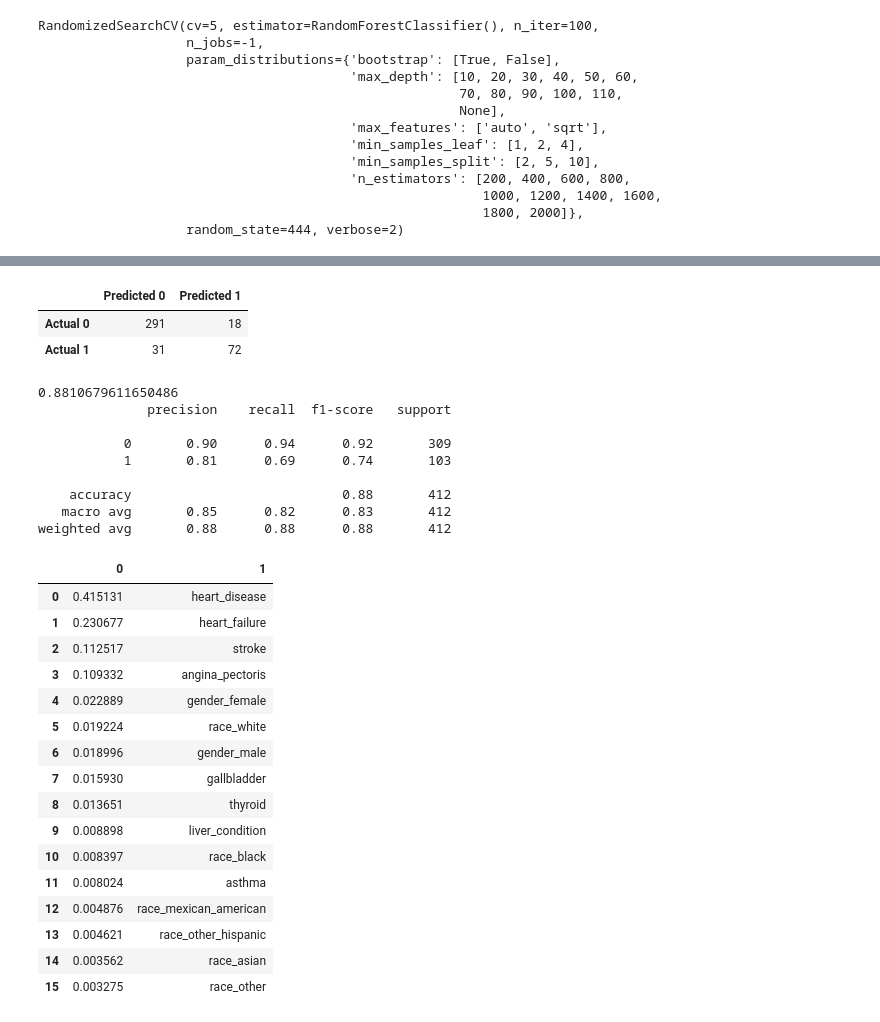
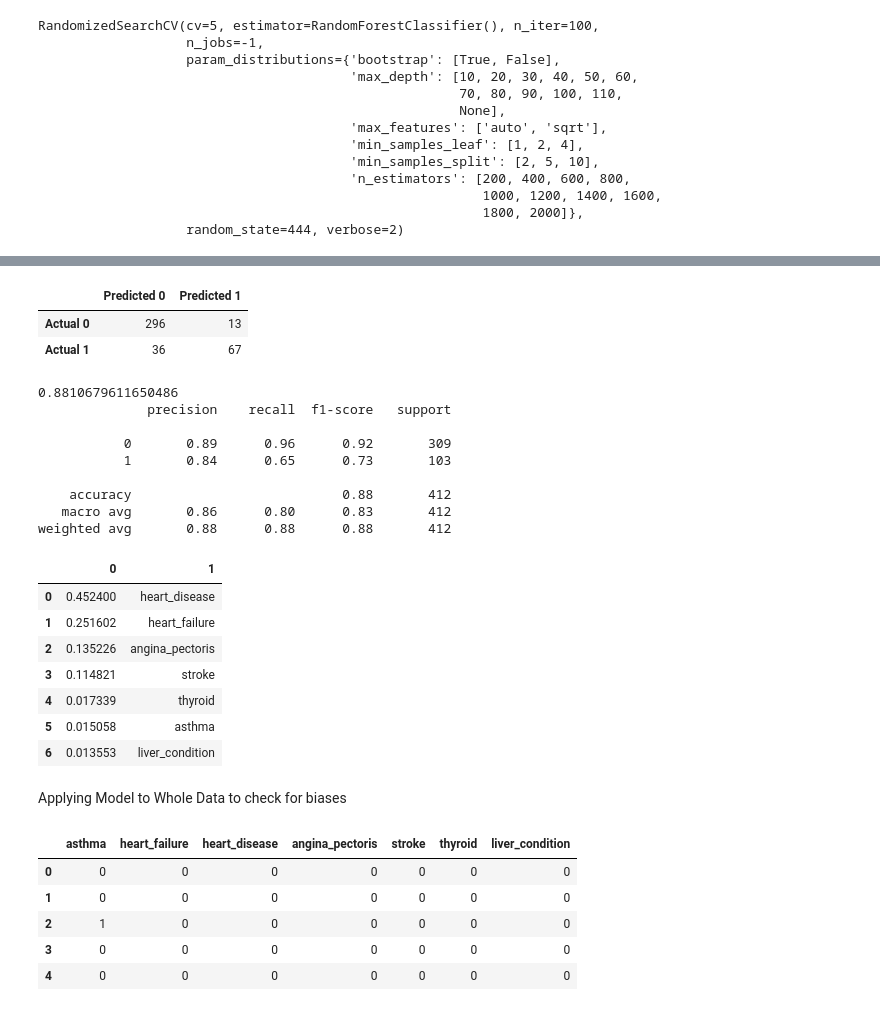
Before and after one commit to JoseMelvin-Calleja/CryptoClustering, a Jupyter notebook: hyper_parameter_tuning.ipynb, the cells around one changed output, grey strips where cells are left out. Saved outputs shown, nothing was run; the diff lists cells and outputs as text; code cells hidden in the pictures.

Commit message:
changed the models to not include gallbladder

```diff
--- a/hyper_parameter_tuning.ipynb
+++ b/hyper_parameter_tuning.ipynb
@@ -545,5 +313,5 @@ demo_df = pd.read_csv('/content/demographics.csv')
 med_df = pd.read_csv('/content/med_conditions.csv')
 # %%
-combined_df = med_df.merge(demo_df, on='id')
+combined_df = med_df[['id', 'asthma', 'heart_failure', 'heart_disease', 'angina_pectoris', 'stroke', 'thyroid', 'liver_condition', 'heart_attack']]
 combined_df.head()
 # %% [output]
@@ -834,5 +599,5 @@ down_sampled_df.shape
 # %%
 X = down_sampled_df.copy()
-X.drop(['heart_attack', 'id', 'Unnamed: 0', 'age'], axis = 1, inplace = True)
+X.drop(['heart_attack', 'id'], axis = 1, inplace = True)
 X.head()
 # %% [output]
@@ -933,12 +698,12 @@ weighted avg       0.88      0.88      0.88       412
 from sklearn.model_selection import GridSearchCV
 
 param_grid = {
-    'bootstrap': [True],
-    'max_depth': [None],
-    'max_features': ['auto'],
-    'min_samples_leaf': [2, 3, 4],
-    'min_samples_split': [9, 10, 11],
-    'n_estimators': [300, 400, 500, 1000]
+    'bootstrap': [False],
+    'max_depth': [90, 100, 110, 120],
+    'max_features': ['sqrt'],
+    'min_samples_leaf': [1, 2, 3],
+    'min_samples_split': [1, 2, 3],
+    'n_estimators': [100, 200, 300, 1000]
 }
 
 rf = RandomForestClassifier()
@@ -960,51 +742,55 @@ Fitting 5 folds for each of 36 candidates, totalling 180 fits
 # %%
-best_grid = grid_search.best_estimator_
+big_best_grid = grid_search.best_estimator_
 
-grid_predictions = best_grid.predict(X_test)
+big_grid_predictions = big_best_grid.predict(X_test)
 
-cm = confusion_matrix(y_test, grid_predictions)
+cm = confusion_matrix(y_test, big_grid_predictions)
 cm_df = pd.DataFrame(cm,
                      index = ["Actual 0", "Actual 1"], columns = ["Predicted 0", "Predicted 1"])
 
-acc_score = accuracy_score(y_test, grid_predictions)
+acc_score = accuracy_score(y_test, big_grid_predictions)
 # %%
 display(cm_df)
 print(acc_score)
-print(classification_report(y_test, predictions))
+print(classification_report(y_test, big_grid_predictions))
 # %% [output]
 |  | Predicted 0 | Predicted 1 |
-| Actual 0 | 291 | 18 |
-| Actual 1 | 31 | 72 |
+| Actual 0 | 296 | 13 |
+| Actual 1 | 36 | 67 |
 0.8810679611650486
               precision    recall  f1-score   support
 
-           0       0.90      0.94      0.92       309
-           1       0.81      0.69      0.74       103
+           0       0.89      0.96      0.92       309
+           1       0.84      0.65      0.73       103
 
     accuracy                           0.88       412
-   macro avg       0.85      0.82      0.83       412
+   macro avg       0.86      0.80      0.83       412
 weighted avg       0.88      0.88      0.88       412
 # %%
-importances = best_grid.feature_importances_
+importances = big_best_grid.feature_importances_
 
-importances_sorted = sorted(zip(best_grid.feature_importances_, X.columns), reverse = True)
+importances_sorted = sorted(zip(big_best_grid.feature_importances_, X.columns), reverse = True)
 importances_df = pd.DataFrame(importances_sorted)
 importances_df
 # %% [output]
 |  | 0 | 1 |
-| 0 | 0.415131 | heart_disease |
-| 1 | 0.230677 | heart_failure |
-| 2 | 0.112517 | stroke |
-| 3 | 0.109332 | angina_pectoris |
-| 4 | 0.022889 | gender_female |
-| 5 | 0.019224 | race_white |
-| 6 | 0.018996 | gender_male |
-| 7 | 0.015930 | gallbladder |
-| 8 | 0.013651 | thyroid |
-| 9 | 0.008898 | liver_condition |
-| 10 | 0.008397 | race_black |
-| 11 | 0.008024 | asthma |
-| 12 | 0.004876 | race_mexican_american |
-| 13 | 0.004621 | race_other_hispanic |
-| 14 | 0.003562 | race_asian |
-| 15 | 0.003275 | race_other |
+| 0 | 0.452400 | heart_disease |
+| 1 | 0.251602 | heart_failure |
+| 2 | 0.135226 | angina_pectoris |
+| 3 | 0.114821 | stroke |
+| 4 | 0.017339 | thyroid |
+| 5 | 0.015058 | asthma |
+| 6 | 0.013553 | liver_condition |
+# %% [markdown]
+Applying Model to Whole Data to check for biases
+# %%
+X = combined_df.copy()
+X.drop(['heart_attack', 'id'], axis = 1, inplace = True)
+X.head()
+# %% [output]
+|  | asthma | heart_failure | heart_disease | angina_pectoris | stroke | thyroid | liver_condition |
+| 0 | 0 | 0 | 0 | 0 | 0 | 0 | 0 |
+| 1 | 0 | 0 | 0 | 0 | 0 | 0 | 0 |
+| 2 | 1 | 0 | 0 | 0 | 0 | 0 | 0 |
+| 3 | 0 | 0 | 0 | 0 | 0 | 0 | 0 |
+| 4 | 0 | 0 | 0 | 0 | 0 | 0 | 0 |
```
Also changed, not shown: parts of 78 cells of this notebook.
